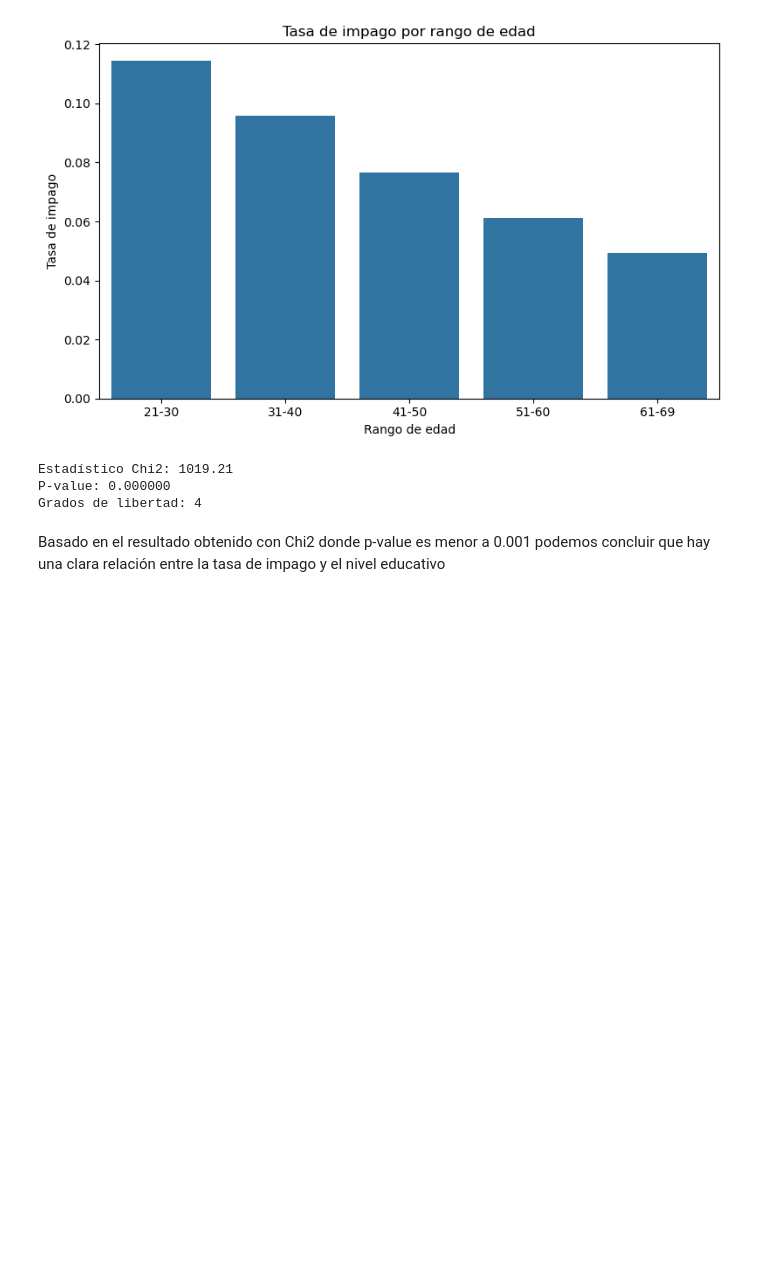
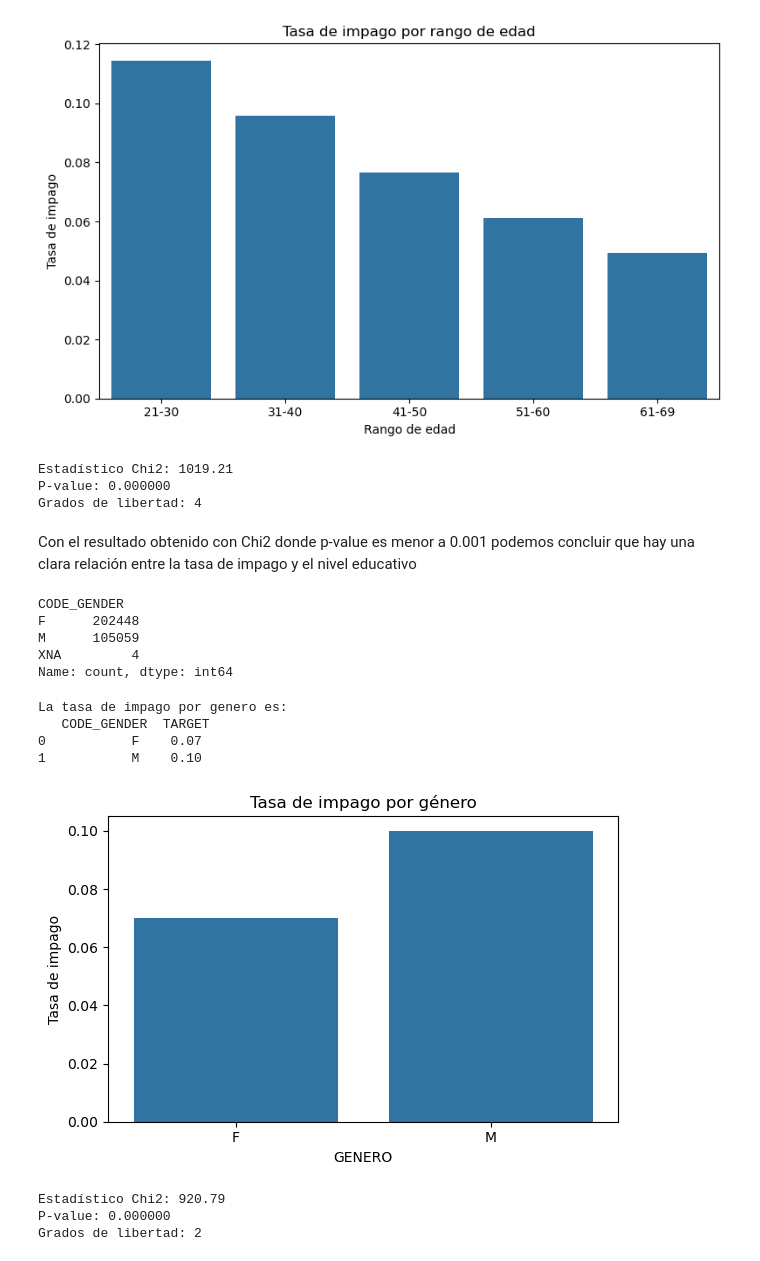
Before and after one commit to CarlosECI/credit_default_risk, a Jupyter notebook: Notebooks/01_eda.ipynb, the cells around one changed output. Saved outputs shown, nothing was run; the diff lists cells and outputs as text; code cells hidden in the pictures; blank space fills up the shorter version.

```diff
--- a/Notebooks/01_eda.ipynb
+++ b/Notebooks/01_eda.ipynb
@@ -563,4 +563,62 @@ Estadístico Chi2: 1019.21
 P-value: 0.000000
 Grados de libertad: 4
 # %% [markdown]
-Basado en el resultado obtenido con Chi2 donde p-value es menor a 0.001 podemos concluir que hay una clara relación entre la tasa de impago y el nivel educativo
+Con el resultado obtenido con Chi2 donde p-value es menor a 0.001 podemos concluir que hay una clara relación entre la tasa de impago y el nivel educativo
+# %%
+# Analisis de variable de genero
+application_train['CODE_GENDER'].value_counts()
+# %% [output]
+CODE_GENDER
+F      202448
+M      105059
+XNA         4
+Name: count, dtype: int64
+# %%
+# Eliminación de valores XNA dado sus pocas observaciones son irrelevantes estadisticamente
+# index_xna = application_train[application_train['CODE_GENDER'] == 'XNA'].index
+
+# tasa_genero_impago = application_train[['CODE_GENDER', 'TARGET']].drop(index=index_xna)
+# tasa_genero_impago = (tasa_genero_impago.groupby('CODE_GENDER')['TARGET']
+#                       .mean()
+#                       .reset_index())
+
+tasa_genero_impago = (application_train[application_train['CODE_GENDER'] != 'XNA']
+                      .groupby('CODE_GENDER')['TARGET']
+                      .mean()
+                      .round(2)
+                      .reset_index()
+                      )
+
+print(f'La tasa de impago por genero es: \n {tasa_genero_impago}')
+# %% [output]
+La tasa de impago por genero es:
+   CODE_GENDER  TARGET
+0           F    0.07
+1           M    0.10
+# %%
+# Visualización de target por genero
+fig, ax = plt.subplots(figsize=(6,4))
+
+sns.barplot(data=tasa_genero_impago, x='CODE_GENDER', y='TARGET')
+ax.set_title('Tasa de impago por género')
+ax.set_xlabel('GENERO')
+ax.set_ylabel('Tasa de impago')
+plt.tight_layout()
+plt.savefig('../Reports/figures/07_impago_genero.png')
+plt.show()
+# %% [output]
+[figure, added]
+# %%
+# Evaluación con chi2
+
+tabla_contingencia_genero = pd.crosstab(application_train['CODE_GENDER'], application_train['TARGET'])
+
+stat, p, dof, expected = chi2_contingency(tabla_contingencia_genero)
+
+print(f'Estadístico Chi2: {stat:.2f}')
+print(f'P-value: {p:.6f}')
+print(f'Grados de libertad: {dof}')
+# %% [output]
+Estadístico Chi2: 920.79
+P-value: 0.000000
+Grados de libertad: 2
```
Also changed, not shown: parts of 3 cells of this notebook, 1 other file.
